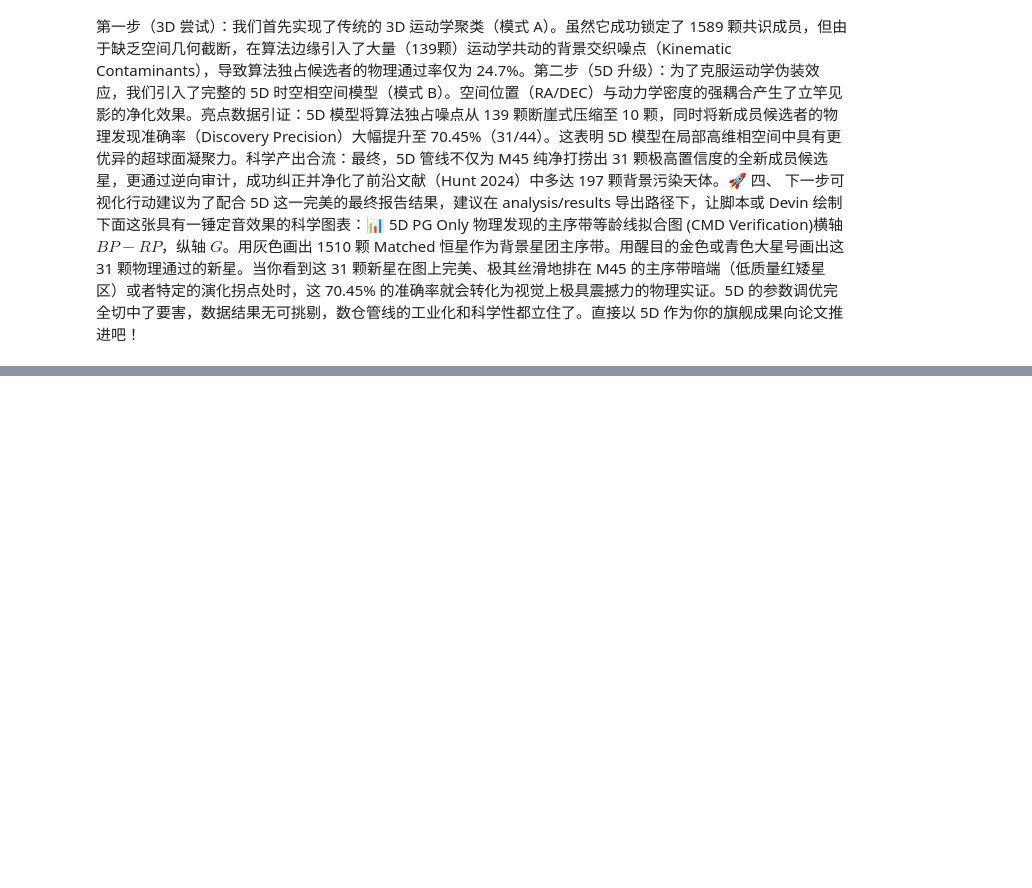
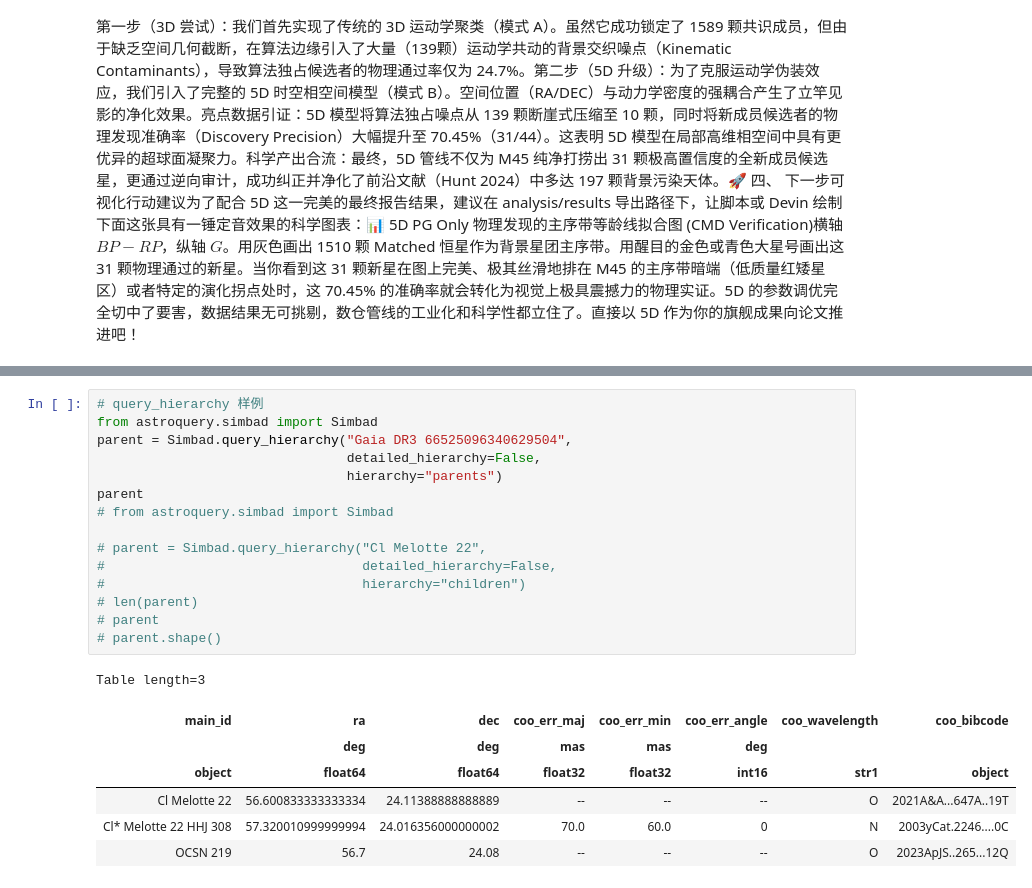
Before and after one commit to assassin57744/astro-research, a Jupyter notebook: research/hunt24-audit/notes.ipynb, the cells around one changed output, grey strips where cells are left out. Saved outputs shown, nothing was run; the diff lists cells and outputs as text; blank space fills up the shorter version.

```diff
--- a/research/hunt24-audit/notes.ipynb
+++ b/research/hunt24-audit/notes.ipynb
@@ -627,0 +1115,23 @@ M44 是一个距离我们约 180 pc 的中等近邻年轻星团（约 6–7 亿
+# %%
+# query_hierarchy 样例
+from astroquery.simbad import Simbad
+parent = Simbad.query_hierarchy("Gaia DR3 66525096340629504",
+                                detailed_hierarchy=False,
+                                hierarchy="parents")
+parent
+# from astroquery.simbad import Simbad
+
+# parent = Simbad.query_hierarchy("Cl Melotte 22",
+#                                 detailed_hierarchy=False,
+#                                 hierarchy="children")
+# len(parent)
+# parent
+# parent.shape()
+# %% [output]
+Table length=3
+| main_id | ra | dec | coo_err_maj | coo_err_min | coo_err_angle | coo_wavelength | coo_bibcode |
+|  | deg | deg | mas | mas | deg |  |  |
+| object | float64 | float64 | float32 | float32 | int16 | str1 | object |
+| Cl Melotte 22 | 56.600833333333334 | 24.11388888888889 | -- | -- | -- | O | 2021A&A...647A..19T |
+| Cl* Melotte 22 HHJ 308 | 57.320010999999994 | 24.016356000000002 | 70.0 | 60.0 | 0 | N | 2003yCat.2246....0C |
+| OCSN 219 | 56.7 | 24.08 | -- | -- | -- | O | 2023ApJS..265...12Q |
```
Also changed, not shown: parts of 9 cells of this notebook, 7 other files.
